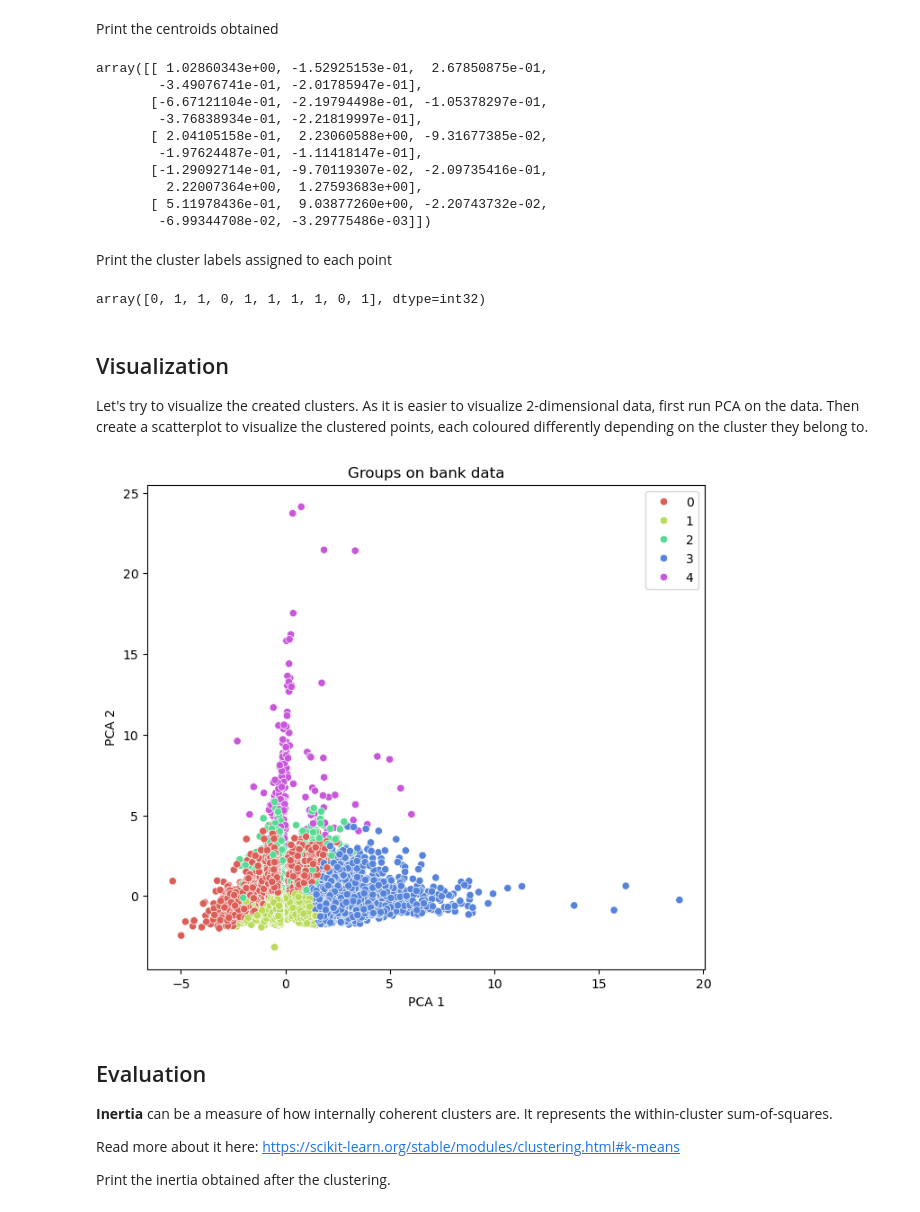
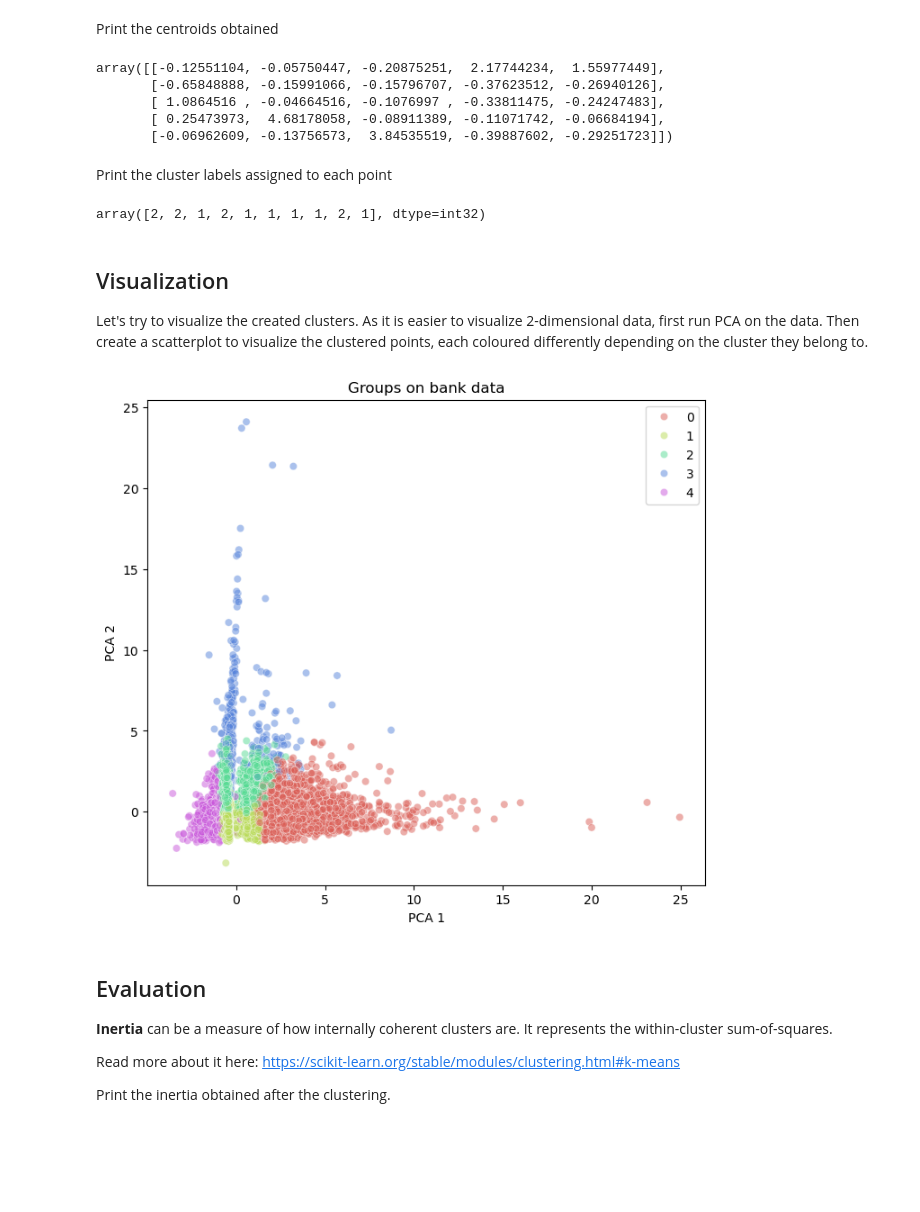
Before and after one commit to ThibaultLaunois/CampNum-12_ML2_Classification_and_Clustering, a Jupyter notebook: ML2.3_clustering_intro/notebook/Clustering_v2.ipynb, the cells around one changed output. Drawn from its saved outputs; the diff is of its cells as text; code cells hidden in the pictures; blank space fills up the shorter version.

```diff
--- a/ML2.3_clustering_intro/notebook/Clustering_v2.ipynb
+++ b/ML2.3_clustering_intro/notebook/Clustering_v2.ipynb
@@ -63,6 +64,7 @@ Load the data about bank clients from the *bank-full.csv* file into a pandas dat
 # code here
 df = pd.read_csv("../data/bank-full.csv", sep=";")
 numerical_features = ['age','balance','campaign','pdays','previous'] #completed
+df = df.drop(index=df["previous"].idxmax()) #Very big outlier
 # %% [markdown]
 Print a summary of the data as well as the first 5 rows.
 # %%
@@ -122,7 +124,6 @@ Plot histograms of features
 # %%
 df_norm=preprocessor.fit_transform(df)
 df_norm=pd.DataFrame(columns=numerical_features, data=df_norm)
-df_norm = df_norm.drop(index=df_norm["previous"].idxmax()) #Very big outlier
 # %%
 # code here
 rcParams['figure.figsize']=(10,8)
@@ -175,23 +176,18 @@ Print the centroids obtained
 # code here
 k_means.cluster_centers_
 # %% [output]
-array([[ 1.02860343e+00, -1.52925153e-01,  2.67850875e-01,
-        -3.49076741e-01, -2.01785947e-01],
-       [-6.67121104e-01, -2.19794498e-01, -1.05378297e-01,
-        -3.76838934e-01, -2.21819997e-01],
-       [ 2.04105158e-01,  2.23060588e+00, -9.31677385e-02,
-        -1.97624487e-01, -1.11418147e-01],
-       [-1.29092714e-01, -9.70119307e-02, -2.09735416e-01,
-         2.22007364e+00,  1.27593683e+00],
-       [ 5.11978436e-01,  9.03877260e+00, -2.20743732e-02,
-        -6.99344708e-02, -3.29775486e-03]])
+array([[-0.12551104, -0.05750447, -0.20875251,  2.17744234,  1.55977449],
+       [-0.65848888, -0.15991066, -0.15796707, -0.37623512, -0.26940126],
+       [ 1.0864516 , -0.04664516, -0.1076997 , -0.33811475, -0.24247483],
+       [ 0.25473973,  4.68178058, -0.08911389, -0.11071742, -0.06684194],
+       [-0.06962609, -0.13756573,  3.84535519, -0.39887602, -0.29251723]])
 # %% [markdown]
 Print the cluster labels assigned to each point
 # %%
 # code here
 k_means.labels_[0:10] #Only showing the first 11 points
 # %% [output]
-array([0, 1, 1, 0, 1, 1, 1, 1, 0, 1], dtype=int32)
+array([2, 2, 1, 2, 1, 1, 1, 1, 2, 1], dtype=int32)
 # %% [markdown]
 ## Visualization
 
@@ -205,18 +201,19 @@ df_pca=pca.fit_transform(df_norm)
 # %%
 import seaborn as sns
 rcParams['figure.figsize']=(8,7)
 sns.scatterplot(
     x=df_pca[:,0],
     y=df_pca[:,1],
     hue=k_means.labels_,
-    palette=sns.color_palette("hls", 5)
+    palette=sns.color_palette("hls", 5),
+    alpha=0.5
 )
 plt.title("Groups on bank data")
 plt.xlabel("PCA 1")
 plt.ylabel("PCA 2")
 plt.show()
 # %% [output]
-[figure, old version]
+[figure, new version]
 # %% [markdown]
 ## Evaluation
 
```
Also changed, not shown: parts of 19 cells of this notebook.
